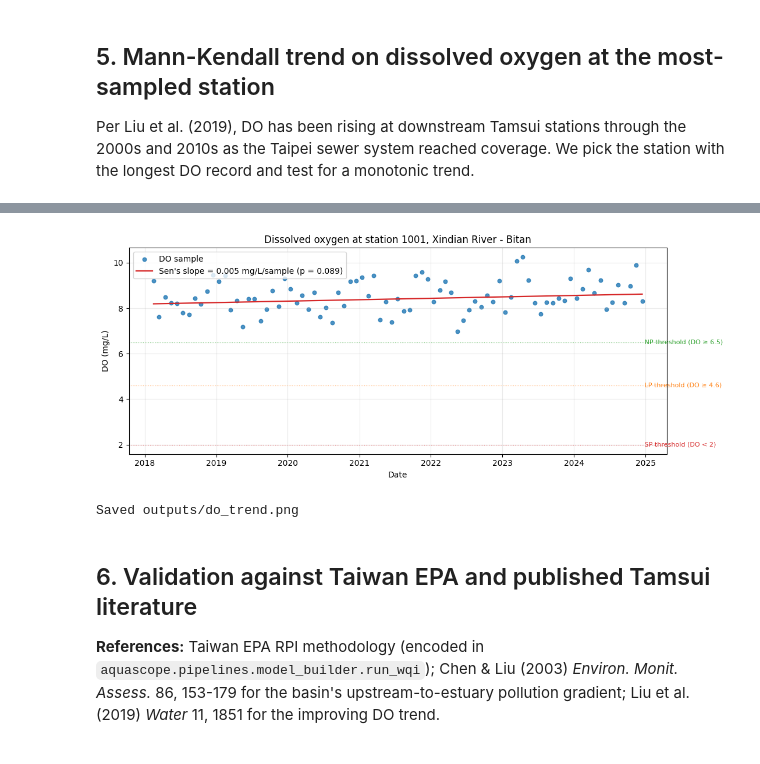
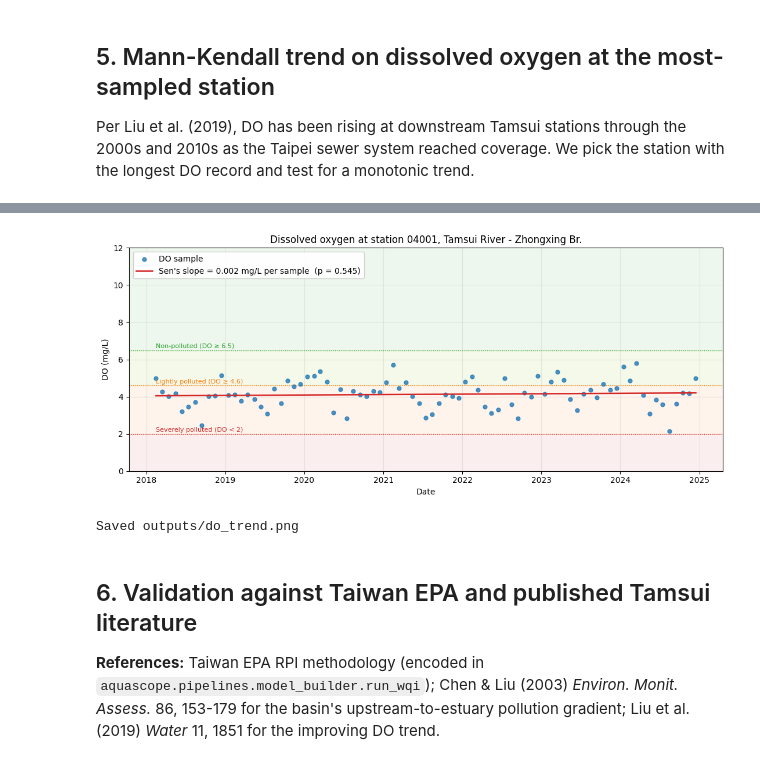
Before and after one commit to Rekin226/aquascope-demos, a Jupyter notebook: 06_tamsui_water_quality/notebook.ipynb, the cells around one changed output, grey strips where cells are left out. Saved outputs shown, nothing was run; the diff lists cells and outputs as text; code cells hidden in the pictures.

```diff
--- a/06_tamsui_water_quality/notebook.ipynb
+++ b/06_tamsui_water_quality/notebook.ipynb
@@ -93,13 +93,13 @@ def load_tamsui() -> tuple[pd.DataFrame, str]:
 
     # 2. Previous successful run cached on disk.
     if SAMPLES_CACHE.exists():
-        df = pd.read_csv(SAMPLES_CACHE, parse_dates=["sample_datetime"])
+        df = pd.read_csv(SAMPLES_CACHE, parse_dates=["sample_datetime"], dtype={"station_id": str})
         return df, f"local cache from a previous run ({SAMPLES_CACHE})"
 
     # 3. Bundled synthetic fallback so the rest of the notebook still runs.
     if BUNDLED_SAMPLE.exists():
-        df = pd.read_csv(BUNDLED_SAMPLE, parse_dates=["sample_datetime"])
-        return df, f"bundled synthetic sample ({BUNDLED_SAMPLE}) — values are illustrative, not measurements"
+        df = pd.read_csv(BUNDLED_SAMPLE, parse_dates=["sample_datetime"], dtype={"station_id": str})
+        return df, f"bundled synthetic sample ({BUNDLED_SAMPLE}), values are illustrative, not measurements"
 
     raise RuntimeError(
         f"No data available. MOENV failed and {BUNDLED_SAMPLE} is missing. "
@@ -108,6 +108,10 @@ def load_tamsui() -> tuple[pd.DataFrame, str]:
 
 
 df, source_label = load_tamsui()
+# Always keep station_id as a string so downstream groupings and categorical
+# axes behave correctly (the CSV's "01001" becomes int 1001 otherwise).
+df["station_id"] = df["station_id"].astype(str).str.zfill(5)
+
 print(f"Data source: {source_label}")
 print(f"Rows:        {len(df):,}")
 print(f"Stations:    {df['station_id'].nunique()}")
@@ -313,29 +347,40 @@ Mann-Kendall trend on DO:
 # %%
-fig, ax = plt.subplots(figsize=(11, 4.5))
+fig, ax = plt.subplots(figsize=(11, 4.8))
 if len(station_do) > 0:
     ax.scatter(station_do["sample_datetime"], station_do["value"],
-               color="#1f77b4", s=22, alpha=0.8, label="DO sample")
+               color="#1f77b4", s=24, alpha=0.8, label="DO sample", zorder=3)
     if mk_res is not None:
         idx = np.arange(len(station_do))
         sen = mk_res.intercept + mk_res.slope * idx
-        ax.plot(station_do["sample_datetime"], sen, color="#d62728", linewidth=1.6,
-                label=f"Sen's slope = {mk_res.slope:.3f} mg/L/sample (p = {mk_res.p:.3f})")
-    for thr, color, label in [(6.5, "#2ca02c", "NP threshold (DO ≥ 6.5)"), (4.6, "#ff7f0e", "LP threshold (DO ≥ 4.6)"), (2.0, "#d62728", "SP threshold (DO < 2)")]:
-        ax.axhline(thr, color=color, linestyle=":", linewidth=0.8, alpha=0.7)
-        ax.text(station_do["sample_datetime"].iloc[-1], thr, f" {label}", fontsize=8, color=color, va="center")
+        ax.plot(station_do["sample_datetime"], sen, color="#d62728", linewidth=1.8,
+                label=f"Sen's slope = {mk_res.slope:.3f} mg/L per sample  (p = {mk_res.p:.3f})", zorder=4)
+    # Threshold bands instead of lines + labels.
+    ax.axhspan(0, 2.0, color="#d62728", alpha=0.08, zorder=0)
+    ax.axhspan(2.0, 4.6, color="#ff7f0e", alpha=0.08, zorder=0)
+    ax.axhspan(4.6, 6.5, color="#9acd32", alpha=0.10, zorder=0)
+    ax.axhspan(6.5, max(12.0, station_do["value"].max() * 1.05), color="#2ca02c", alpha=0.08, zorder=0)
+    ax.axhline(6.5, color="#2ca02c", linestyle=":", linewidth=0.9)
+    ax.axhline(4.6, color="#ff7f0e", linestyle=":", linewidth=0.9)
+    ax.axhline(2.0, color="#d62728", linestyle=":", linewidth=0.9)
+    # Place threshold labels just inside the left edge so they don't run off.
+    xleft = station_do["sample_datetime"].min()
+    ax.annotate("Non-polluted (DO ≥ 6.5)", xy=(xleft, 6.55), fontsize=8, color="#2ca02c", ha="left", va="bottom")
+    ax.annotate("Lightly polluted (DO ≥ 4.6)", xy=(xleft, 4.65), fontsize=8, color="#ff7f0e", ha="left", va="bottom")
+    ax.annotate("Severely polluted (DO < 2)", xy=(xleft, 2.05), fontsize=8, color="#d62728", ha="left", va="bottom")
     ax.set_title(f"Dissolved oxygen at station {mk_station}, {station_do['station_name'].iloc[0]}")
     ax.set_xlabel("Date")
     ax.set_ylabel("DO (mg/L)")
-    ax.legend(loc="upper left")
-    ax.grid(True, alpha=0.25)
+    ax.set_ylim(0, max(12.0, station_do["value"].max() * 1.05))
+    ax.legend(loc="upper left", framealpha=0.92)
+    ax.grid(True, alpha=0.25, zorder=1)
 else:
     ax.text(0.5, 0.5, "Insufficient DO data", ha="center", va="center", transform=ax.transAxes)
 fig.tight_layout()
 fig.savefig(OUTPUT_DIR / "do_trend.png", dpi=160)
 plt.show()
 print(f"Saved {OUTPUT_DIR / 'do_trend.png'}")
 # %% [output]
-[figure, old version]
+[figure, new version]
 Saved outputs/do_trend.png
 # %% [markdown]
 ## 6. Validation against Taiwan EPA and published Tamsui literature
```
Also changed, not shown: parts of 5 cells of this notebook, 3 other files.
